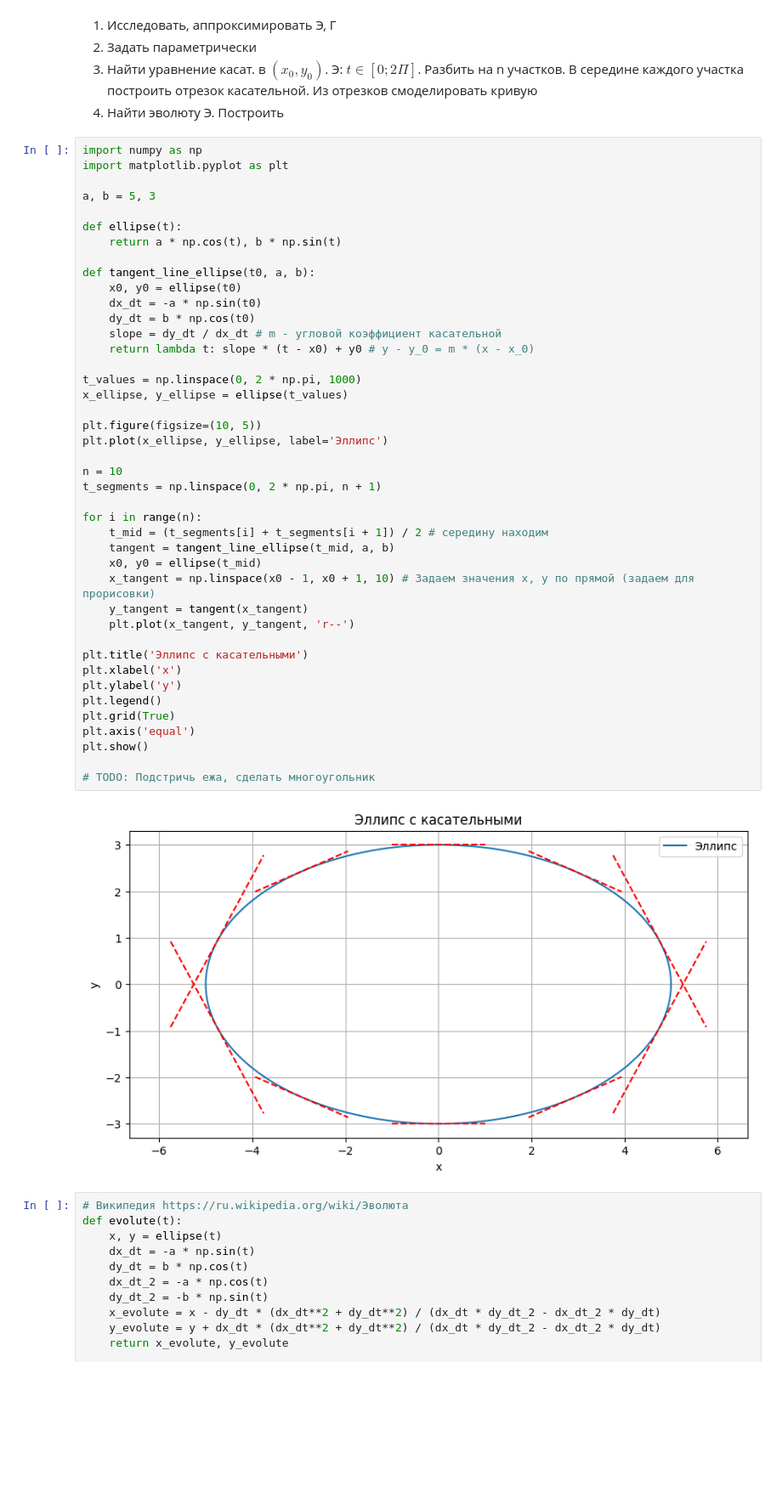
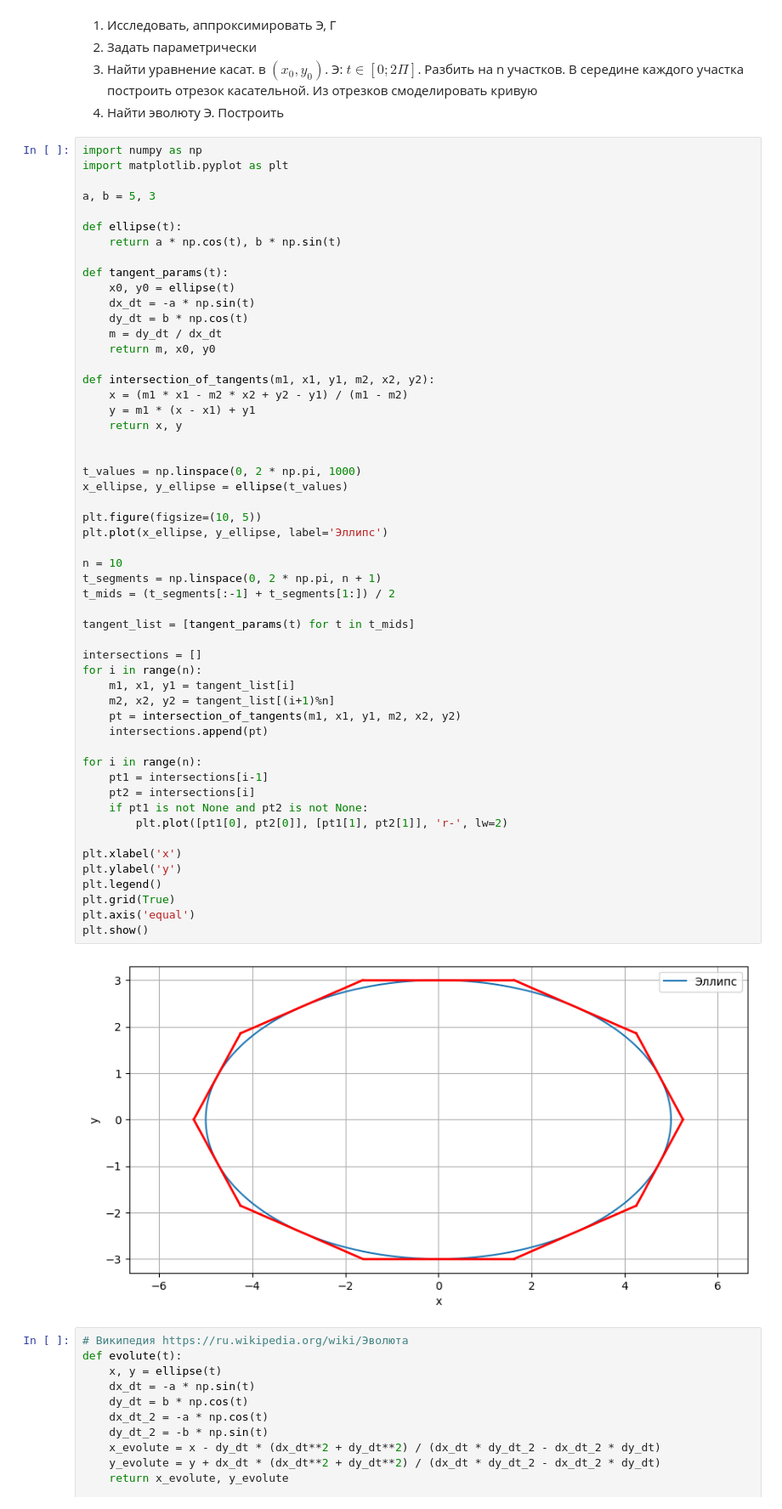
Before and after one commit to sinedmv/ComputationalGeometryLabs, a Jupyter notebook: Task_2.ipynb, the cells around one changed output. Shown at 85% size. Cells and saved outputs as stored; diff of their text form; blank space fills up the shorter version.

```diff
--- a/Task_2.ipynb
+++ b/Task_2.ipynb
@@ -6,47 +6,58 @@
 # %%
 import numpy as np
 import matplotlib.pyplot as plt
 
 a, b = 5, 3
 
 def ellipse(t):
     return a * np.cos(t), b * np.sin(t)
 
-def tangent_line_ellipse(t0, a, b):
-    x0, y0 = ellipse(t0)
-    dx_dt = -a * np.sin(t0)
-    dy_dt = b * np.cos(t0)
-    slope = dy_dt / dx_dt # m - угловой коэффициент касательной
-    return lambda t: slope * (t - x0) + y0 # y - y_0 = m * (x - x_0)
+def tangent_params(t):
+    x0, y0 = ellipse(t)
+    dx_dt = -a * np.sin(t)
+    dy_dt = b * np.cos(t)
+    m = dy_dt / dx_dt
+    return m, x0, y0
+
+def intersection_of_tangents(m1, x1, y1, m2, x2, y2):
+    x = (m1 * x1 - m2 * x2 + y2 - y1) / (m1 - m2)
+    y = m1 * (x - x1) + y1
+    return x, y
+
 
 t_values = np.linspace(0, 2 * np.pi, 1000)
 x_ellipse, y_ellipse = ellipse(t_values)
 
 plt.figure(figsize=(10, 5))
 plt.plot(x_ellipse, y_ellipse, label='Эллипс')
 
 n = 10
 t_segments = np.linspace(0, 2 * np.pi, n + 1)
+t_mids = (t_segments[:-1] + t_segments[1:]) / 2
+
+tangent_list = [tangent_params(t) for t in t_mids]
+
+intersections = []
+for i in range(n):
+    m1, x1, y1 = tangent_list[i]
+    m2, x2, y2 = tangent_list[(i+1)%n]
+    pt = intersection_of_tangents(m1, x1, y1, m2, x2, y2)
+    intersections.append(pt)
 
 for i in range(n):
-    t_mid = (t_segments[i] + t_segments[i + 1]) / 2 # середину находим
-    tangent = tangent_line_ellipse(t_mid, a, b)
-    x0, y0 = ellipse(t_mid)
-    x_tangent = np.linspace(x0 - 1, x0 + 1, 10) # Задаем значения x, y по прямой (задаем для прорисовки)
-    y_tangent = tangent(x_tangent)
-    plt.plot(x_tangent, y_tangent, 'r--')
+    pt1 = intersections[i-1]
+    pt2 = intersections[i]
+    if pt1 is not None and pt2 is not None:
+        plt.plot([pt1[0], pt2[0]], [pt1[1], pt2[1]], 'r-', lw=2)
 
-plt.title('Эллипс с касательными')
 plt.xlabel('x')
 plt.ylabel('y')
 plt.legend()
 plt.grid(True)
 plt.axis('equal')
 plt.show()
-
-# TODO: Подстричь ежа, сделать многоугольник
 # %% [output]
-[figure, old version]
+[figure, new version]
 # %%
 # Википедия https://ru.wikipedia.org/wiki/Эволюта
 def evolute(t):
```
Also changed, not shown: 3 other files.
